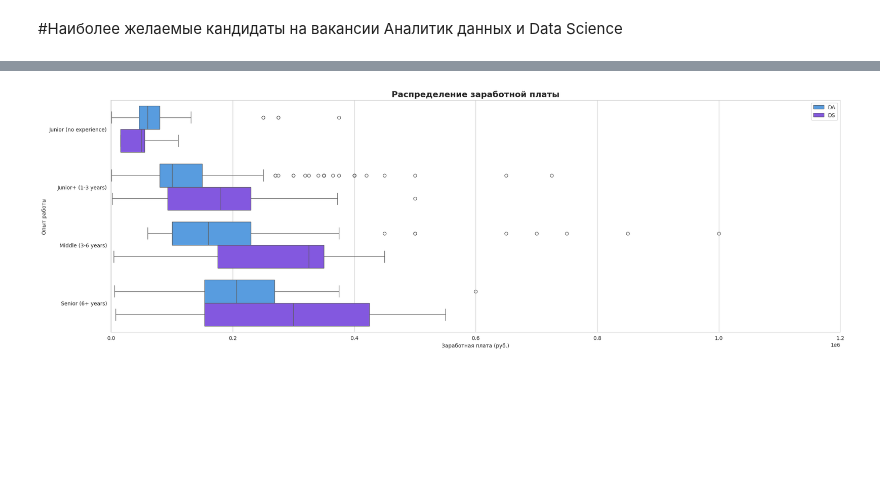
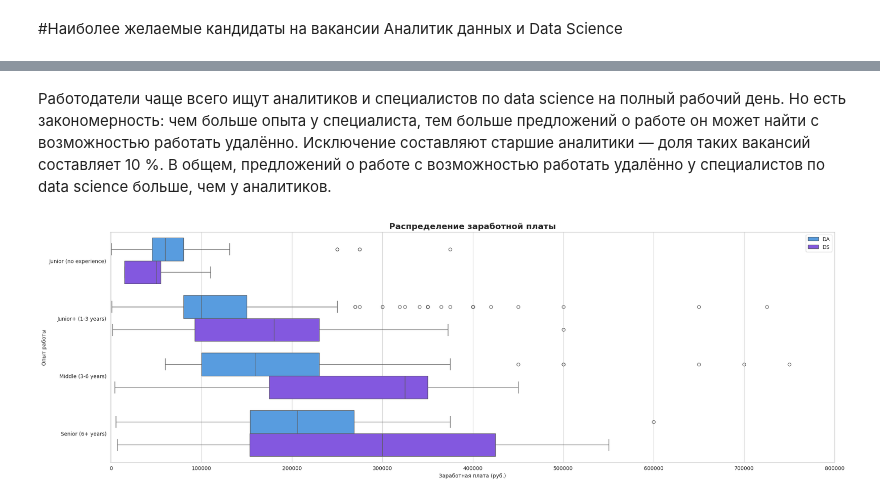
Before and after one commit to GrigTr/DA_DS_analysis, a Jupyter notebook: DA_и_DS_анализ_вакансий_HH.ipynb, the cells around one changed output, grey strips where cells are left out. Cells and saved outputs as stored; diff of their text form; code cells hidden in the pictures; blank space fills up the shorter version.

```diff
--- a/DA_и_DS_анализ_вакансий_HH.ipynb
+++ b/DA_и_DS_анализ_вакансий_HH.ipynb
@@ -861,13 +908,15 @@ show_share(data, 'schedule', 'Распределение по граифку р
+# %% [markdown]
+Работодатели чаще всего ищут аналитиков и специалистов по data science на полный рабочий день. Но есть закономерность: чем больше опыта у специалиста, тем больше предложений о работе он может найти с возможностью работать удалённо. Исключение составляют старшие аналитики — доля таких вакансий составляет 10 %. В общем, предложений о работе с возможностью работать удалённо у специалистов по data science больше, чем у аналитиков.
 # %%
 fig, ax = plt.subplots(figsize=(25, 8))
 
 order=data.groupby(['area_spec', 'experience'], as_index=False).agg(median=('salary', 'median')).sort_values(by='median').iloc[:6]['experience']
-sns.boxplot(data=data, y='experience', x='salary', palette=[COLORS['da'], COLORS['ds']], hue='area_spec', order=order, ax=ax)
+sns.boxplot(data=data, y='experience', x='salary', palette=[COLORS['DA'], COLORS['DS']], hue='area_spec', order=order, ax=ax)
 ax.set_title('Распределение заработной платы', fontsize=16, fontweight='bold')
 ax.set_ylabel('Опыт работы')
 ax.set_xlabel('Заработная плата (руб.)')
 plt.legend(title='', loc='upper right')
-plt.xlim((-1000, 1200000))
+plt.xlim((-1000, 800000))
 plt.show()
 # %% [output]
-[figure, old version]
+[figure, new version]
```
Also changed, not shown: parts of 52 cells of this notebook.
